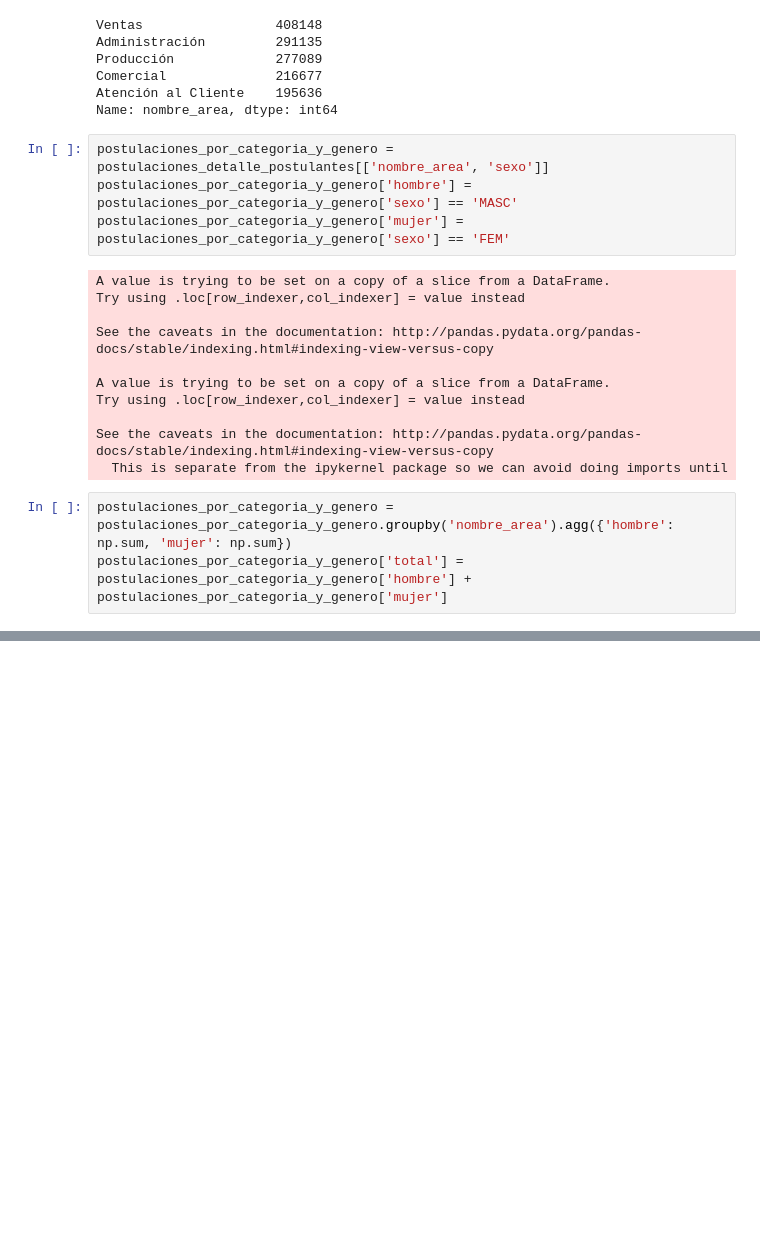
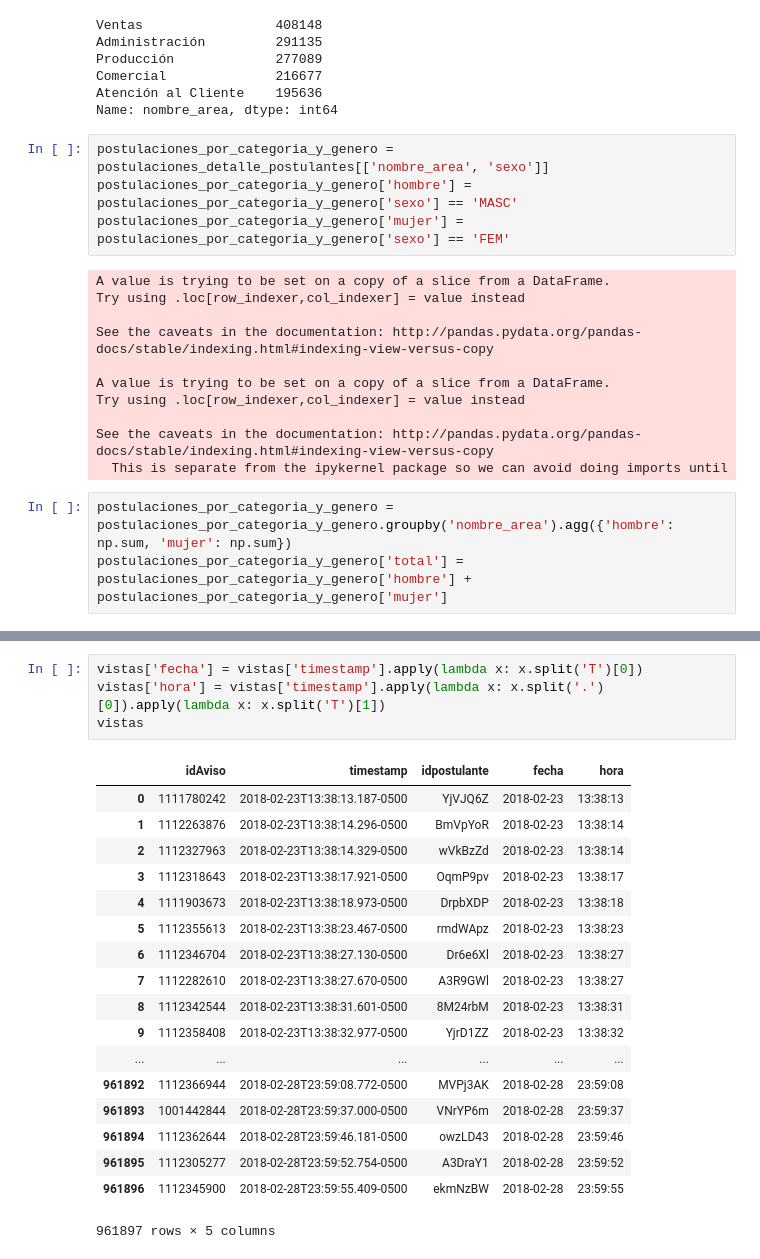
Before and after one commit to jhanvato/Datos2018, a Jupyter notebook: TP1_integrado.ipynb, the cells around one changed output, grey strips where cells are left out. Saved outputs shown, nothing was run; the diff lists cells and outputs as text; blank space fills up the shorter version.

```diff
--- a/TP1_integrado.ipynb
+++ b/TP1_integrado.ipynb
@@ -825,0 +948,23 @@ Text(0.5,1,'Cantidad de postulaciones por principales categorias')
+# %%
+vistas['fecha'] = vistas['timestamp'].apply(lambda x: x.split('T')[0])
+vistas['hora'] = vistas['timestamp'].apply(lambda x: x.split('.')[0]).apply(lambda x: x.split('T')[1])
+vistas
+# %% [output]
+|  | idAviso | timestamp | idpostulante | fecha | hora |
+| 0 | 1111780242 | 2018-02-23T13:38:13.187-0500 | YjVJQ6Z | 2018-02-23 | 13:38:13 |
+| 1 | 1112263876 | 2018-02-23T13:38:14.296-0500 | BmVpYoR | 2018-02-23 | 13:38:14 |
+| 2 | 1112327963 | 2018-02-23T13:38:14.329-0500 | wVkBzZd | 2018-02-23 | 13:38:14 |
+| 3 | 1112318643 | 2018-02-23T13:38:17.921-0500 | OqmP9pv | 2018-02-23 | 13:38:17 |
+| 4 | 1111903673 | 2018-02-23T13:38:18.973-0500 | DrpbXDP | 2018-02-23 | 13:38:18 |
+| 5 | 1112355613 | 2018-02-23T13:38:23.467-0500 | rmdWApz | 2018-02-23 | 13:38:23 |
+| 6 | 1112346704 | 2018-02-23T13:38:27.130-0500 | Dr6e6Xl | 2018-02-23 | 13:38:27 |
+| 7 | 1112282610 | 2018-02-23T13:38:27.670-0500 | A3R9GWl | 2018-02-23 | 13:38:27 |
+| 8 | 1112342544 | 2018-02-23T13:38:31.601-0500 | 8M24rbM | 2018-02-23 | 13:38:31 |
+| 9 | 1112358408 | 2018-02-23T13:38:32.977-0500 | YjrD1ZZ | 2018-02-23 | 13:38:32 |
+| ... | ... | ... | ... | ... | ... |
+| 961892 | 1112366944 | 2018-02-28T23:59:08.772-0500 | MVPj3AK | 2018-02-28 | 23:59:08 |
+| 961893 | 1001442844 | 2018-02-28T23:59:37.000-0500 | VNrYP6m | 2018-02-28 | 23:59:37 |
+| 961894 | 1112362644 | 2018-02-28T23:59:46.181-0500 | owzLD43 | 2018-02-28 | 23:59:46 |
+| 961895 | 1112305277 | 2018-02-28T23:59:52.754-0500 | A3DraY1 | 2018-02-28 | 23:59:52 |
+| 961896 | 1112345900 | 2018-02-28T23:59:55.409-0500 | ekmNzBW | 2018-02-28 | 23:59:55 |
+961897 rows × 5 columns
```
Also changed, not shown: parts of 26 cells of this notebook.
